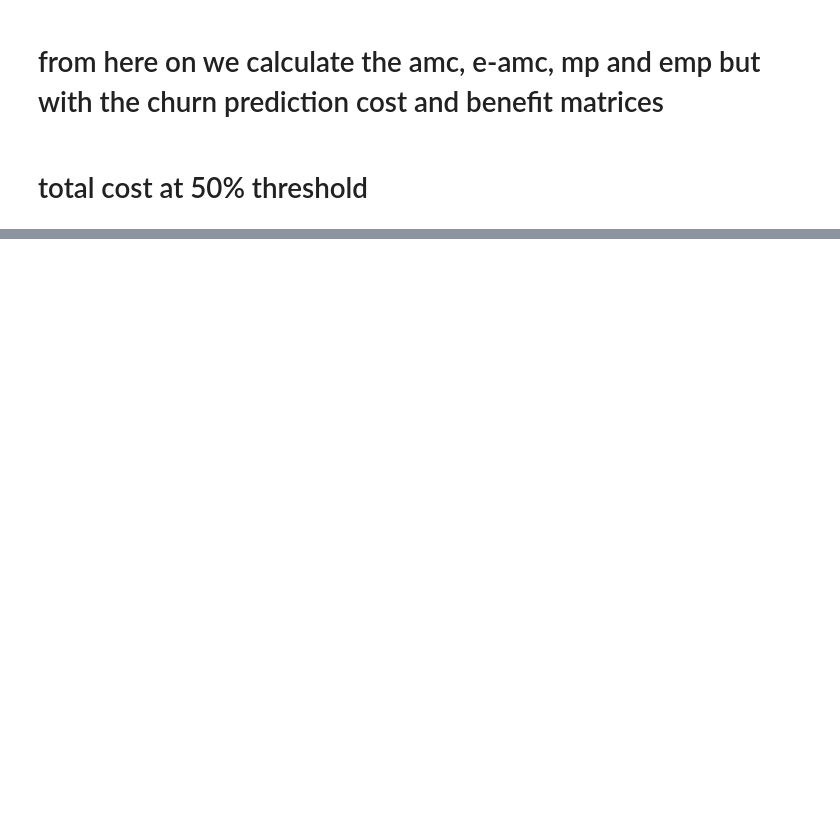
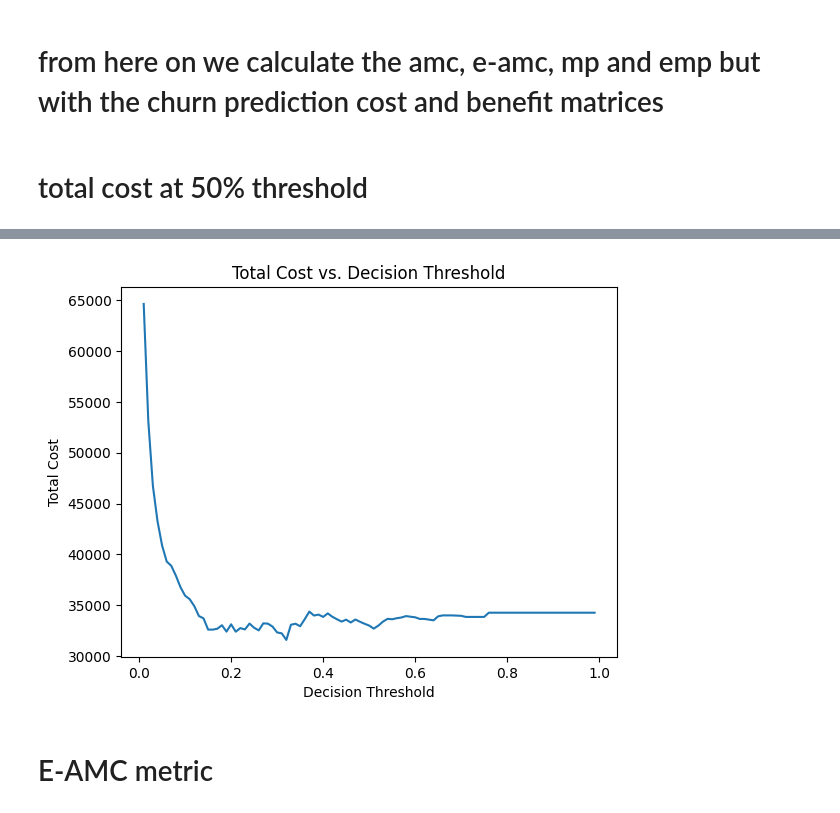
Before and after one commit to stijn-dg/End-to-end-project---Customer-churn, a Jupyter notebook: notebooks/vehicle_fraud_CW.ipynb, the cells around one changed output, grey strips where cells are left out. Drawn from its saved outputs; the diff is of its cells as text; code cells hidden in the pictures; blank space fills up the shorter version.

```diff
--- a/notebooks/vehicle_fraud_CW.ipynb
+++ b/notebooks/vehicle_fraud_CW.ipynb
@@ -993,0 +1024,27 @@ plt.show()
+# %%
+test_predictions_xgb_churn = test.copy(deep=True)
+test_predictions_xgb_churn["y_predicted"] = best_pipeline_xgb.predict(test_predictions_xgb_churn.drop(y, axis=1))
+test_predictions_xgb_churn["churn_encoded"] = fit_le.transform(test_predictions_xgb_churn["fraud_found_p"])
+
+# first check if customers have multiple rows => if so check if we can take other if this instance-based cost
+impute = SimpleImputer(strategy='median')
+test_predictions_xgb_churn['A'] = impute.fit_transform(
+    (test_predictions_xgb["vehicle_price"]/2000).to_frame())[:, 0]
+# scaler = MinMaxScaler()
+
+# # Fit and transform the cb_column using the scaler
+# test_predictions_xgb_churn['A'] = scaler.fit_transform(test_predictions_xgb_churn['A'].values.reshape(-1, 1))
+
+
+# Step 3: Apply the function to calculate the cost for each instance and create the instance-dependent cost matrix
+test_predictions_xgb_churn['instance_cost'] = test_predictions_xgb_churn.apply(lambda row: instance_dependent_cost_churn(
+    row['y_predicted'], row["churn_encoded"], row["A"]), axis=1)
+
+test_predictions_xgb_churn["y_predicted_decoded"] = fit_le.inverse_transform(
+    test_predictions_xgb_churn["y_predicted"])
+
+# Print the DataFrame with the instance-dependent cost matrix
+test_predictions_xgb_churn[['fraud_found_p', 'y_predicted_decoded', "A", 'instance_cost']]
+
+print(f"Test cost/loss = {test_predictions_xgb_churn['instance_cost'].sum():.0f}.")
+print(' total cost/loss average : ' , test_predictions_xgb_churn['instance_cost'].sum()/len(test_predictions_xgb_churn))
@@ -993,0 +1079,4 @@ plt.show()
+# %%
+test_predictions_xgb_churn['y_predicted_proba_xgb']= best_pipeline_xgb.predict_proba(test_predictions_xgb_churn.drop(y, axis=1))[:, 1]
+best_threshold_xgb, AMC_xgb, lowest_cost_xgb = compute_best_threshold(test_predictions_xgb_churn, best_pipeline_xgb, y, cb_column, y_predicted_proba_col_name="y_predicted_proba_xgb", instance_dependent_cost_type= 'churn' )
+# %% [output]
@@ -993,0 +1100,3 @@ plt.show()
+[figure, added]
+# %% [markdown]
+# E-AMC metric
```
Also changed, not shown: parts of 43 cells of this notebook, 11 other files.
